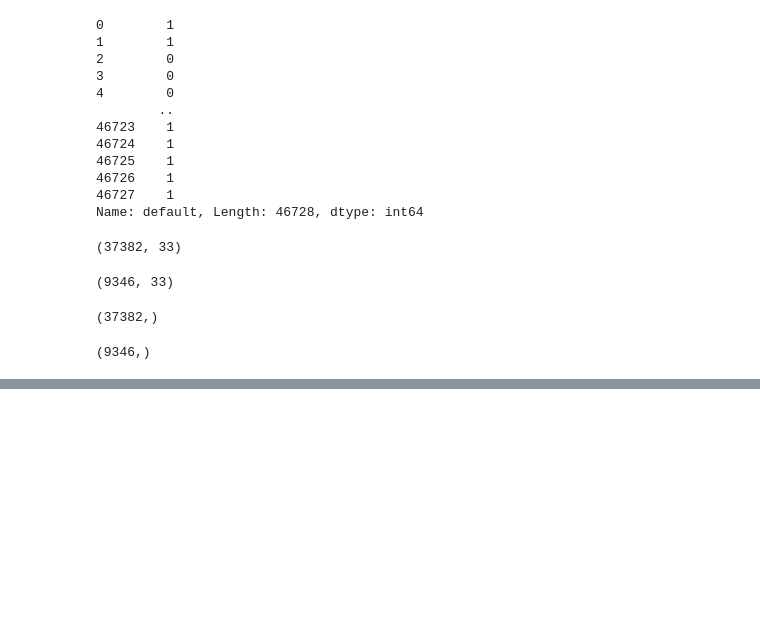
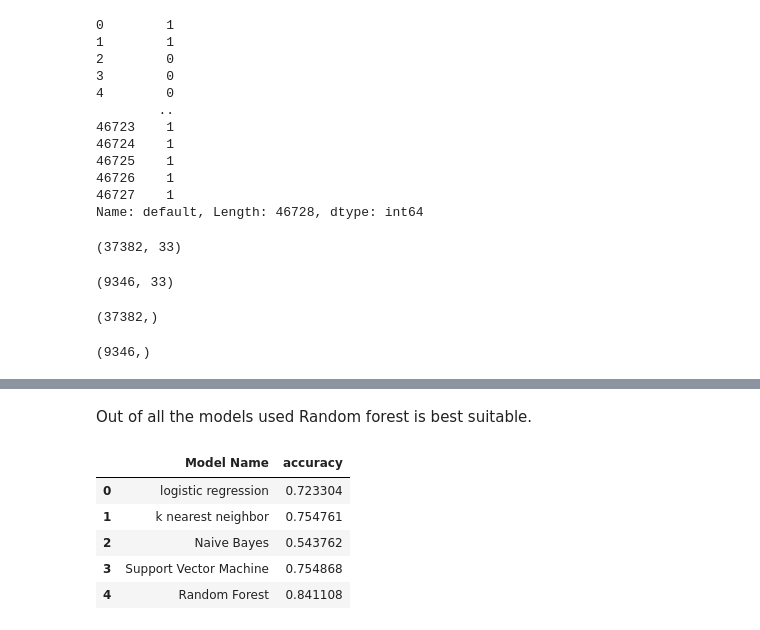
Before and after one commit to iam-ajitkumartoppo/credit_card_default_prediction, a Jupyter notebook: Credit_card_default_prediction.ipynb, the cells around one changed output, grey strips where cells are left out. Drawn from its saved outputs; the diff is of its cells as text; code cells hidden in the pictures; blank space fills up the shorter version.

```diff
--- a/Credit_card_default_prediction.ipynb
+++ b/Credit_card_default_prediction.ipynb
@@ -438,2 +439,26 @@ weighted avg       0.83      0.83      0.83      9346
 Text(377.15999999999997, 0.5, 'True_default')
 [figure]
+# %% [markdown]
+Out of all the models used Random forest is best suitable.
+# %%
+result = {'Model Name': ['logistic regression',
+                         'k nearest neighbor',
+                         'Naive Bayes',
+                         'Support Vector Machine',
+                         'Random Forest'],
+          'accuracy': [accuracy_score(Y_test, Y_predlr),
+                       accuracy_score(Y_test, Y_predknn),
+                       accuracy_score(Y_test, Y_prednb),
+                       accuracy_score(Y_test, Y_predsvm),
+                       accuracy_score(Y_test, Y_predrfm)
+                      ]
+         }
+# %%
+pd.DataFrame(result)
+# %% [output]
+|  | Model Name | accuracy |
+| 0 | logistic regression | 0.723304 |
+| 1 | k nearest neighbor | 0.754761 |
+| 2 | Naive Bayes | 0.543762 |
+| 3 | Support Vector Machine | 0.754868 |
+| 4 | Random Forest | 0.841108 |
```
Also changed, not shown: parts of 38 cells of this notebook.
